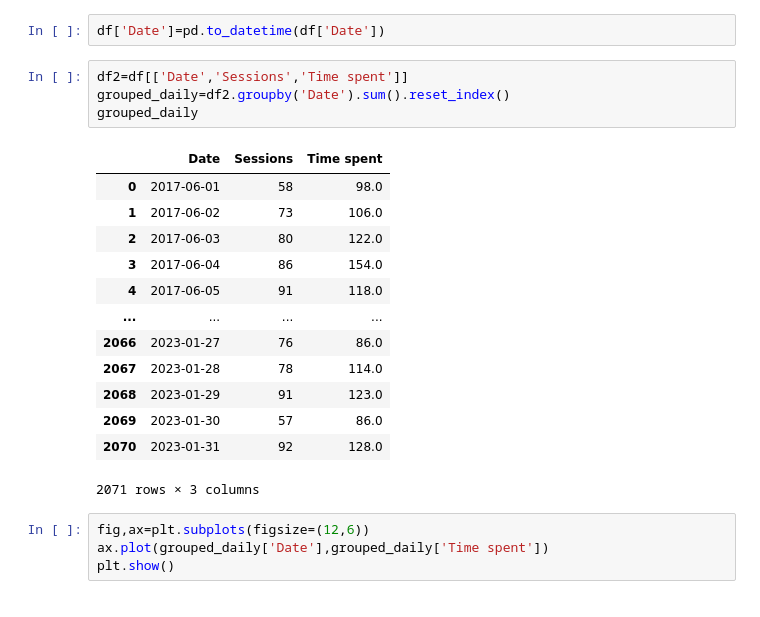
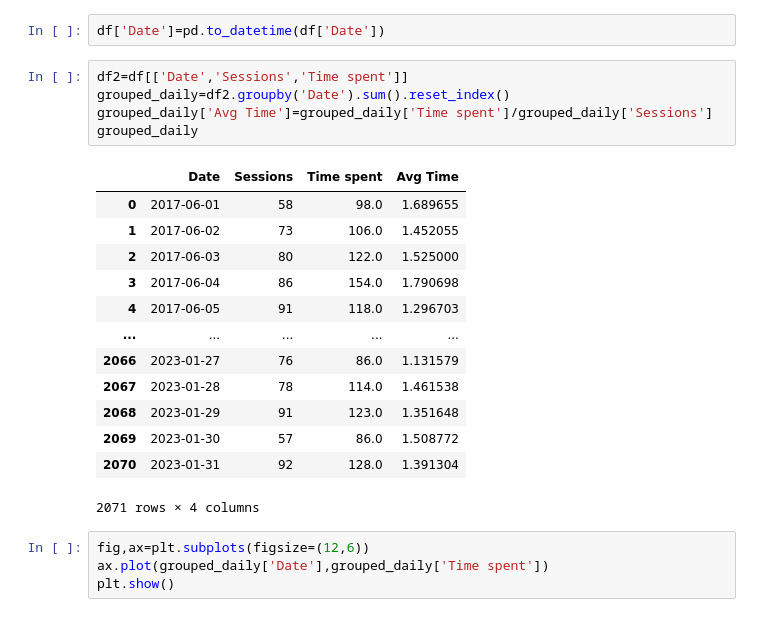
Before and after one commit to lucaslulucaslu/Data-Science-Practice-Projects, a Jupyter notebook: 10. Product usage analysis/product usage.ipynb, the cells around one changed output. Cells and saved outputs as stored; diff of their text form.

```diff
--- a/10. Product usage analysis/product usage.ipynb
+++ b/10. Product usage analysis/product usage.ipynb
@@ -24,21 +24,22 @@ df['Date']=pd.to_datetime(df['Date'])
 # %%
 df2=df[['Date','Sessions','Time spent']]
 grouped_daily=df2.groupby('Date').sum().reset_index()
+grouped_daily['Avg Time']=grouped_daily['Time spent']/grouped_daily['Sessions']
 grouped_daily
 # %% [output]
-|  | Date | Sessions | Time spent |
-| 0 | 2017-06-01 | 58 | 98.0 |
-| 1 | 2017-06-02 | 73 | 106.0 |
-| 2 | 2017-06-03 | 80 | 122.0 |
-| 3 | 2017-06-04 | 86 | 154.0 |
-| 4 | 2017-06-05 | 91 | 118.0 |
-| ... | ... | ... | ... |
-| 2066 | 2023-01-27 | 76 | 86.0 |
-| 2067 | 2023-01-28 | 78 | 114.0 |
-| 2068 | 2023-01-29 | 91 | 123.0 |
-| 2069 | 2023-01-30 | 57 | 86.0 |
-| 2070 | 2023-01-31 | 92 | 128.0 |
+|  | Date | Sessions | Time spent | Avg Time |
+| 0 | 2017-06-01 | 58 | 98.0 | 1.689655 |
+| 1 | 2017-06-02 | 73 | 106.0 | 1.452055 |
+| 2 | 2017-06-03 | 80 | 122.0 | 1.525000 |
+| 3 | 2017-06-04 | 86 | 154.0 | 1.790698 |
+| 4 | 2017-06-05 | 91 | 118.0 | 1.296703 |
+| ... | ... | ... | ... | ... |
+| 2066 | 2023-01-27 | 76 | 86.0 | 1.131579 |
+| 2067 | 2023-01-28 | 78 | 114.0 | 1.461538 |
+| 2068 | 2023-01-29 | 91 | 123.0 | 1.351648 |
+| 2069 | 2023-01-30 | 57 | 86.0 | 1.508772 |
+| 2070 | 2023-01-31 | 92 | 128.0 | 1.391304 |
-2071 rows × 3 columns
+2071 rows × 4 columns
 # %%
 fig,ax=plt.subplots(figsize=(12,6))
 ax.plot(grouped_daily['Date'],grouped_daily['Time spent'])
```
Also changed, not shown: parts of 10 cells of this notebook.
